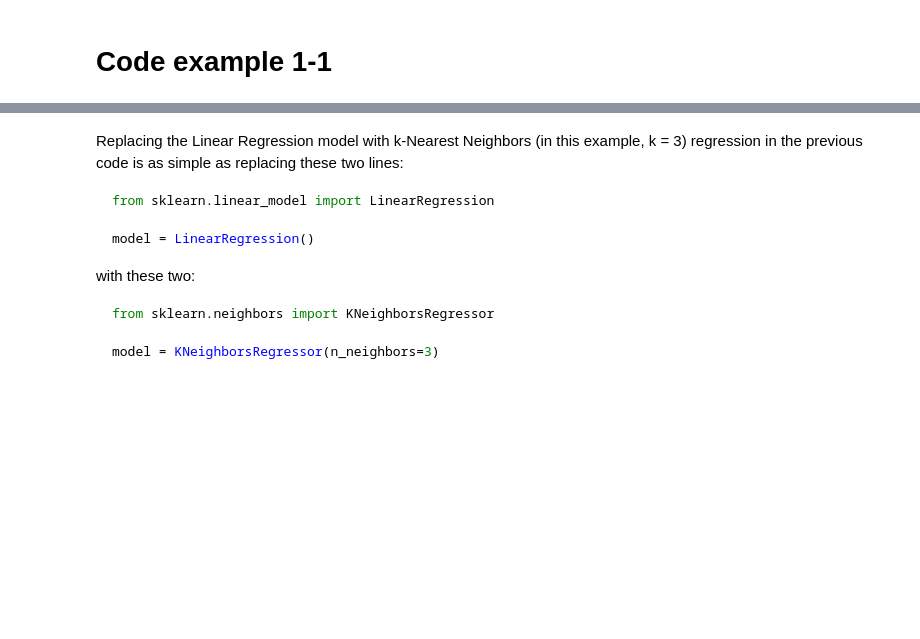
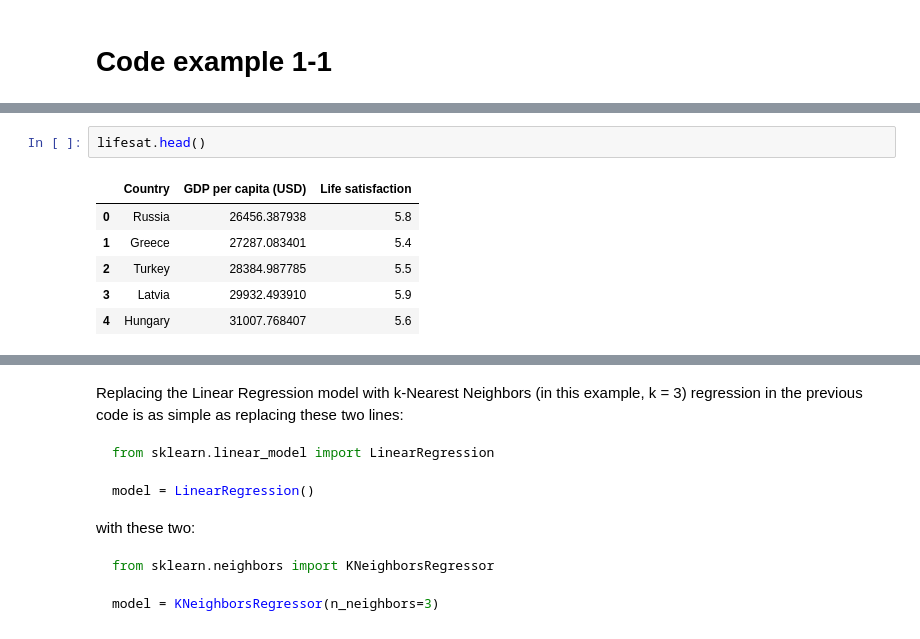
Before and after one commit to mustafabozkaya/handson-ml3, a Jupyter notebook: 01_the_machine_learning_landscape.ipynb, the cells around one changed output, grey strips where cells are left out. Cells and saved outputs as stored; diff of their text form; blank space fills up the shorter version.

```diff
--- a/01_the_machine_learning_landscape.ipynb
+++ b/01_the_machine_learning_landscape.ipynb
@@ -95,0 +73,9 @@ print(y_pred)
+# %%
+lifesat.head()
+# %% [output]
+|  | Country | GDP per capita (USD) | Life satisfaction |
+| 0 | Russia | 26456.387938 | 5.8 |
+| 1 | Greece | 27287.083401 | 5.4 |
+| 2 | Turkey | 28384.987785 | 5.5 |
+| 3 | Latvia | 29932.493910 | 5.9 |
+| 4 | Hungary | 31007.768407 | 5.6 |
```
Also changed, not shown: parts of 7 cells of this notebook.
